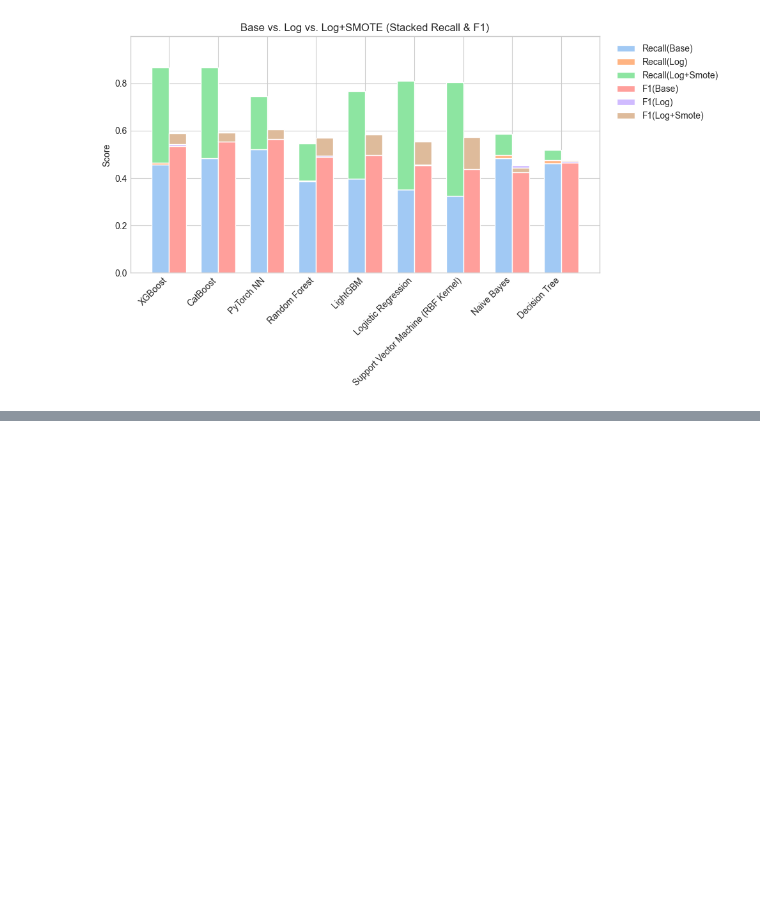
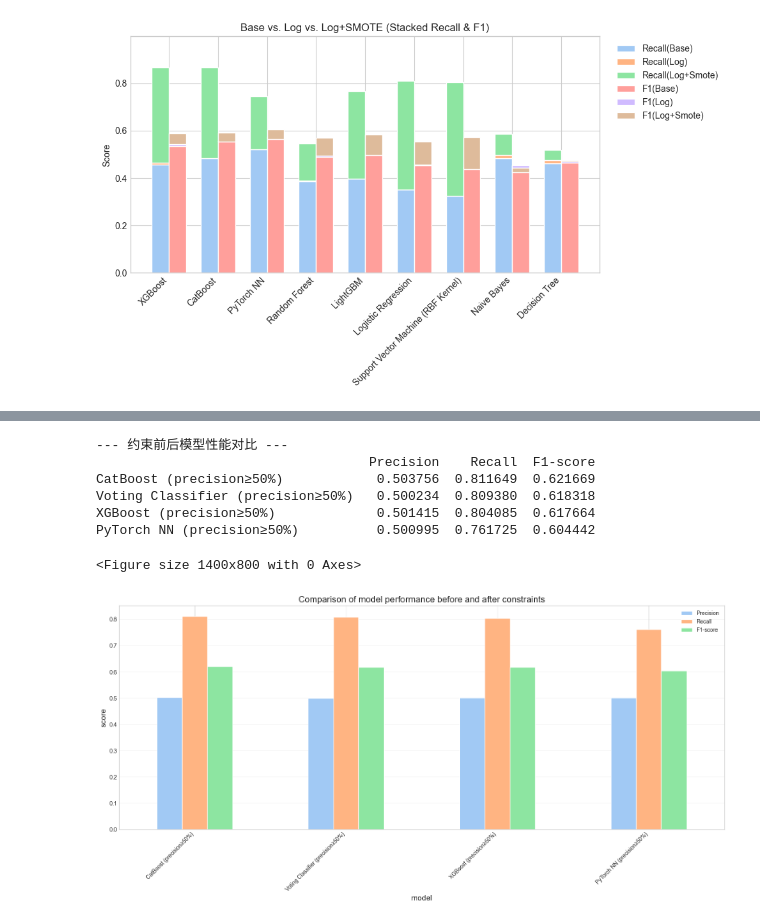
Before and after one commit to VivianOuou/Bank-Telemarketing, a Jupyter notebook: lxh/basline_log_smote.ipynb, the cells around one changed output, grey strips where cells are left out. Cells and saved outputs as stored; diff of their text form; code cells hidden in the pictures; blank space fills up the shorter version.

```diff
--- a/lxh/basline_log_smote.ipynb
+++ b/lxh/basline_log_smote.ipynb
@@ -1227,0 +1462,48 @@ plt.show()
+# %%
+# 比较约束前后的结果
+comparative_results = {}
+
+# 添加约束前的结果
+for model_name in ["XGBoost", "CatBoost", "PyTorch NN", "Voting Classifier"]:
+    if model_name in results:
+        comparative_results[f"{model_name} (Unconstrained)"] = {
+            "Precision": results[model_name]["Precision"],
+            "Recall": results[model_name]["Recall"],
+            "F1-score": results[model_name]["F1-score"]
+        }
+
+# 添加约束后的结果
+for model_name in ["XGBoost", "CatBoost", "PyTorch NN", "Voting Classifier"]:
+    if model_name in constrained_results:
+        comparative_results[f"{model_name} (precision≥50%)"] = {
+            "Precision": constrained_results[model_name]["Precision"],
+            "Recall": constrained_results[model_name]["Recall"],
+            "F1-score": constrained_results[model_name]["F1-score"]
+        }
+
+# 转换为DataFrame并可视化
+df_comparative = pd.DataFrame(comparative_results).T
+df_comparative = df_comparative.sort_values(by=["Recall"], ascending=False)
+
+print("\n--- 约束前后模型性能对比 ---")
+print(df_comparative)
+
+# 可视化对比
+plt.figure(figsize=(14, 8))
+df_comparative.plot(kind='bar', figsize=(16, 8))
+plt.title('Comparison of model performance before and after constraints', fontsize=16)
+plt.xlabel('model', fontsize=14)
+plt.ylabel('score', fontsize=14)
+plt.xticks(rotation=45, ha='right')
+plt.grid(True, axis='y', alpha=0.3)
+plt.tight_layout()
+plt.show()
+# %% [output]
+--- 约束前后模型性能对比 ---
+                                   Precision    Recall  F1-score
+CatBoost (precision≥50%)            0.503756  0.811649  0.621669
+Voting Classifier (precision≥50%)   0.500234  0.809380  0.618318
+XGBoost (precision≥50%)             0.501415  0.804085  0.617664
+PyTorch NN (precision≥50%)          0.500995  0.761725  0.604442
+<Figure size 1400x800 with 0 Axes>
+[figure, added]
```
Also changed, not shown: parts of 6 cells of this notebook, 5 other files.
